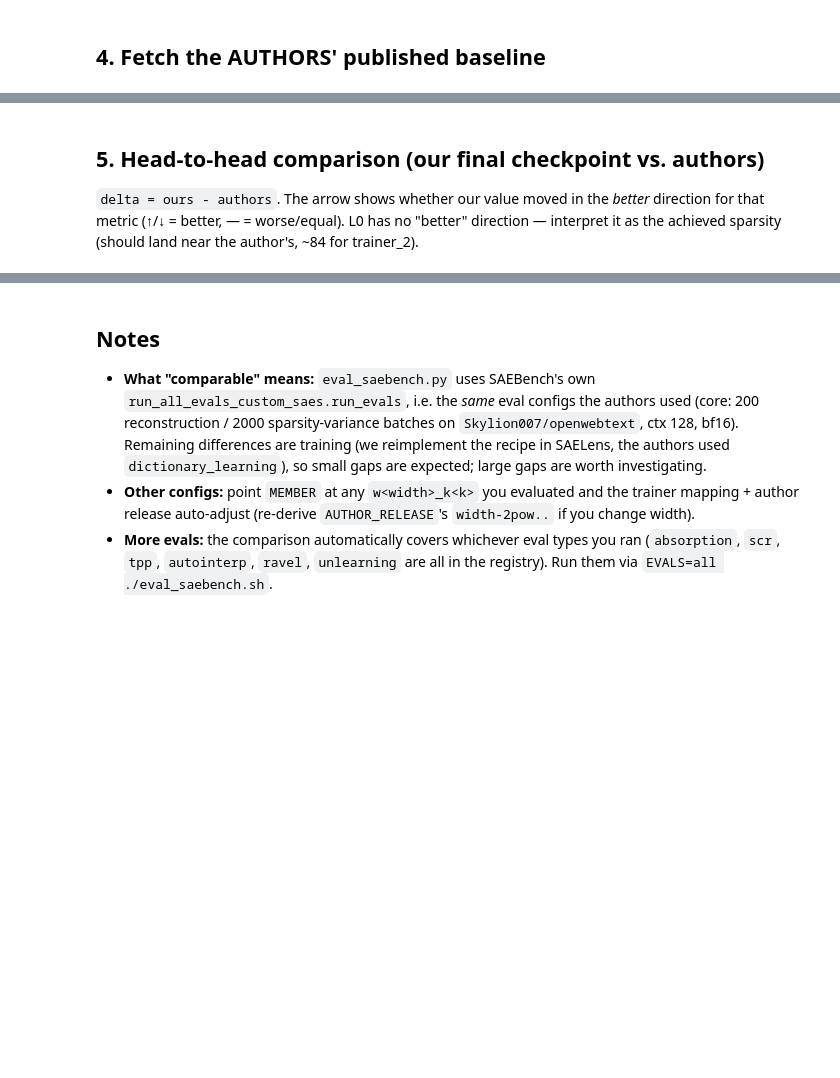
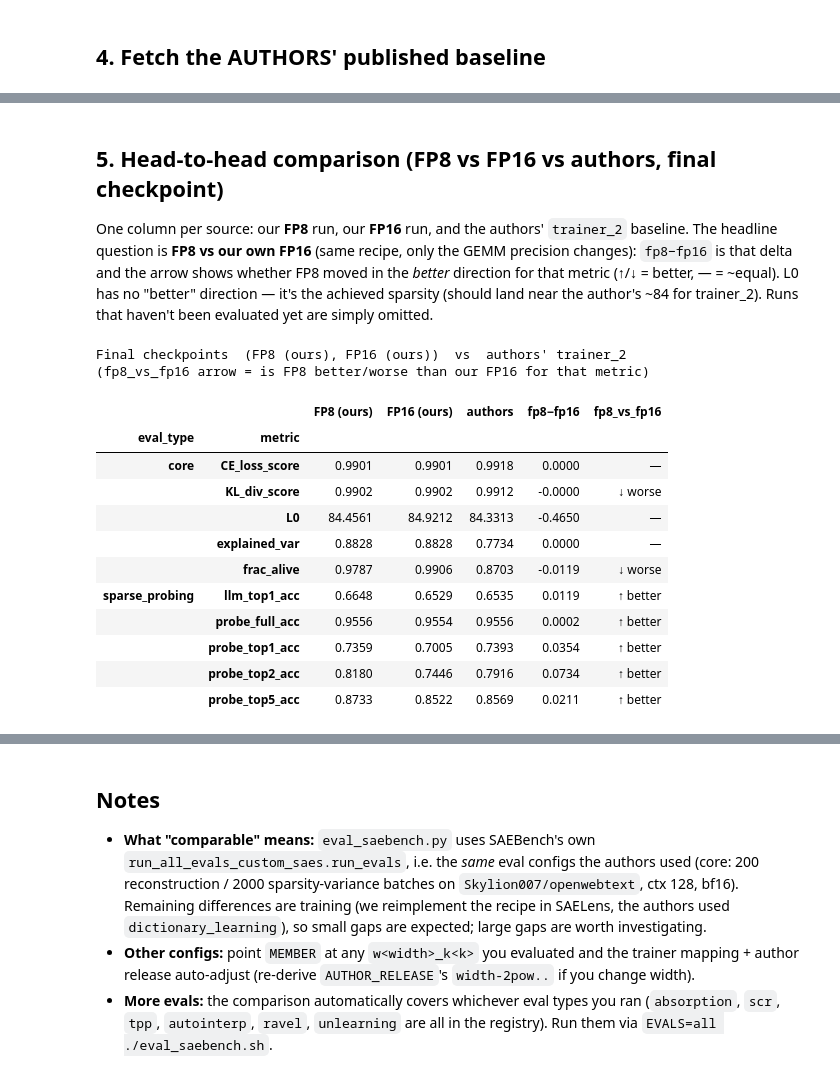
Before and after one commit to smerrill-amd/efficient_sae, a Jupyter notebook: notebooks/saebench_compare.ipynb, the cells around one changed output, grey strips where cells are left out. Cells and saved outputs as stored; diff of their text form; code cells hidden in the pictures; blank space fills up the shorter version.

```diff
--- a/notebooks/saebench_compare.ipynb
+++ b/notebooks/saebench_compare.ipynb
@@ -215,32 +300,60 @@ authors
 # %% [markdown]
-## 5. Head-to-head comparison (our final checkpoint vs. authors)
+## 5. Head-to-head comparison (FP8 vs FP16 vs authors, final checkpoint)
 
-`delta = ours - authors`. The arrow shows whether our value moved in the
-*better* direction for that metric (↑/↓ = better, — = worse/equal). L0 has no
-"better" direction — interpret it as the achieved sparsity (should land near the
-author's, ~84 for trainer_2).
+One column per source: our **FP8** run, our **FP16** run, and the authors'
+`trainer_2` baseline. The headline question is **FP8 vs our own FP16** (same
+recipe, only the GEMM precision changes): `fp8−fp16` is that delta and the arrow
+shows whether FP8 moved in the *better* direction for that metric (↑/↓ = better,
+— = ~equal). L0 has no "better" direction — it's the achieved sparsity (should
+land near the author's ~84 for trainer_2). Runs that haven't been evaluated yet
+are simply omitted.
 # %%
-ours_final = (
-    ours_long[ours_long["step"] == final_step]
-    .set_index(["eval_type", "metric"])["value"]
-)
+# Final-checkpoint value for each of our runs, plus the authors' baseline.
 auth_idx = authors.set_index(["eval_type", "metric"])["value"] if not authors.empty else pd.Series(dtype=float)
+final_vals = {
+    label: df[df["step"] == df["step"].max()].set_index(["eval_type", "metric"])["value"]
+    for label, df in ours_by_prec.items()
+}
+
+all_keys = sorted(set().union(*[set(s.index) for s in final_vals.values()],
+                              set(auth_idx.index)))
+prec_cols = list(ours_by_prec)  # e.g. ["FP8 (ours)", "FP16 (ours)"]
 
 cmp_rows = []
-for (eval_type, metric), ours_val in ours_final.items():
-    auth_val = auth_idx.get((eval_type, metric))
-    delta = (ours_val - auth_val) if (ours_val is not None and auth_val is not None) else None
+for (eval_type, metric) in all_keys:
+    row = {"eval_type": eval_type, "metric": metric}
+    for label in prec_cols:
+        row[label] = final_vals[label].get((eval_type, metric))
+    row["authors"] = auth_idx.get((eval_type, metric))
     hib = HIGHER_IS_BETTER.get(metric)
-    verdict = "—"
-    if delta is not None and hib is not None and abs(delta) > 1e-9:
-        better = (delta > 0) if hib else (delta < 0)
-        verdict = "↑ better" if better else "↓ worse"
-    cmp_rows.append({
-        "eval_type": eval_type, "metric": metric,
-        "ours": ours_val, "authors": auth_val, "delta": delta, "ours_vs_authors": verdict,
-    })
+    # Headline question: FP8 vs FP16 (does dropping to fp8 cost anything?).
+    if {"FP8 (ours)", "FP16 (ours)"} <= set(prec_cols):
+        f8, f16 = row["FP8 (ours)"], row["FP16 (ours)"]
+        d = (f8 - f16) if (f8 is not None and f16 is not None) else None
+        row["fp8−fp16"] = d
+        v = "—"
+        if d is not None and hib is not None and abs(d) > 1e-9:
+            v = "↑ better" if ((d > 0) == hib) else "↓ worse"
+        row["fp8_vs_fp16"] = v
+    cmp_rows.append(row)
 
 comparison = pd.DataFrame(cmp_rows).set_index(["eval_type", "metric"])
-print(f"Our checkpoint: step {final_step:,}   vs   authors' trainer_{trainer} (final)\n")
+print(f"Final checkpoints  ({', '.join(prec_cols)})  vs  authors' trainer_{trainer}")
+print("(fp8_vs_fp16 arrow = is FP8 better/worse than our FP16 for that metric)\n")
 comparison
+# %% [output]
+Final checkpoints  (FP8 (ours), FP16 (ours))  vs  authors' trainer_2
+(fp8_vs_fp16 arrow = is FP8 better/worse than our FP16 for that metric)
+|  |  | FP8 (ours) | FP16 (ours) | authors | fp8−fp16 | fp8_vs_fp16 |
+| eval_type | metric |  |  |  |  |  |
+| core | CE_loss_score | 0.9901 | 0.9901 | 0.9918 | 0.0000 | — |
+|  | KL_div_score | 0.9902 | 0.9902 | 0.9912 | -0.0000 | ↓ worse |
+|  | L0 | 84.4561 | 84.9212 | 84.3313 | -0.4650 | — |
+|  | explained_var | 0.8828 | 0.8828 | 0.7734 | 0.0000 | — |
+|  | frac_alive | 0.9787 | 0.9906 | 0.8703 | -0.0119 | ↓ worse |
+| sparse_probing | llm_top1_acc | 0.6648 | 0.6529 | 0.6535 | 0.0119 | ↑ better |
+|  | probe_full_acc | 0.9556 | 0.9554 | 0.9556 | 0.0002 | ↑ better |
+|  | probe_top1_acc | 0.7359 | 0.7005 | 0.7393 | 0.0354 | ↑ better |
+|  | probe_top2_acc | 0.8180 | 0.7446 | 0.7916 | 0.0734 | ↑ better |
+|  | probe_top5_acc | 0.8733 | 0.8522 | 0.8569 | 0.0211 | ↑ better |
 # %%
```
Also changed, not shown: parts of 6 cells of this notebook, 2 other files.
